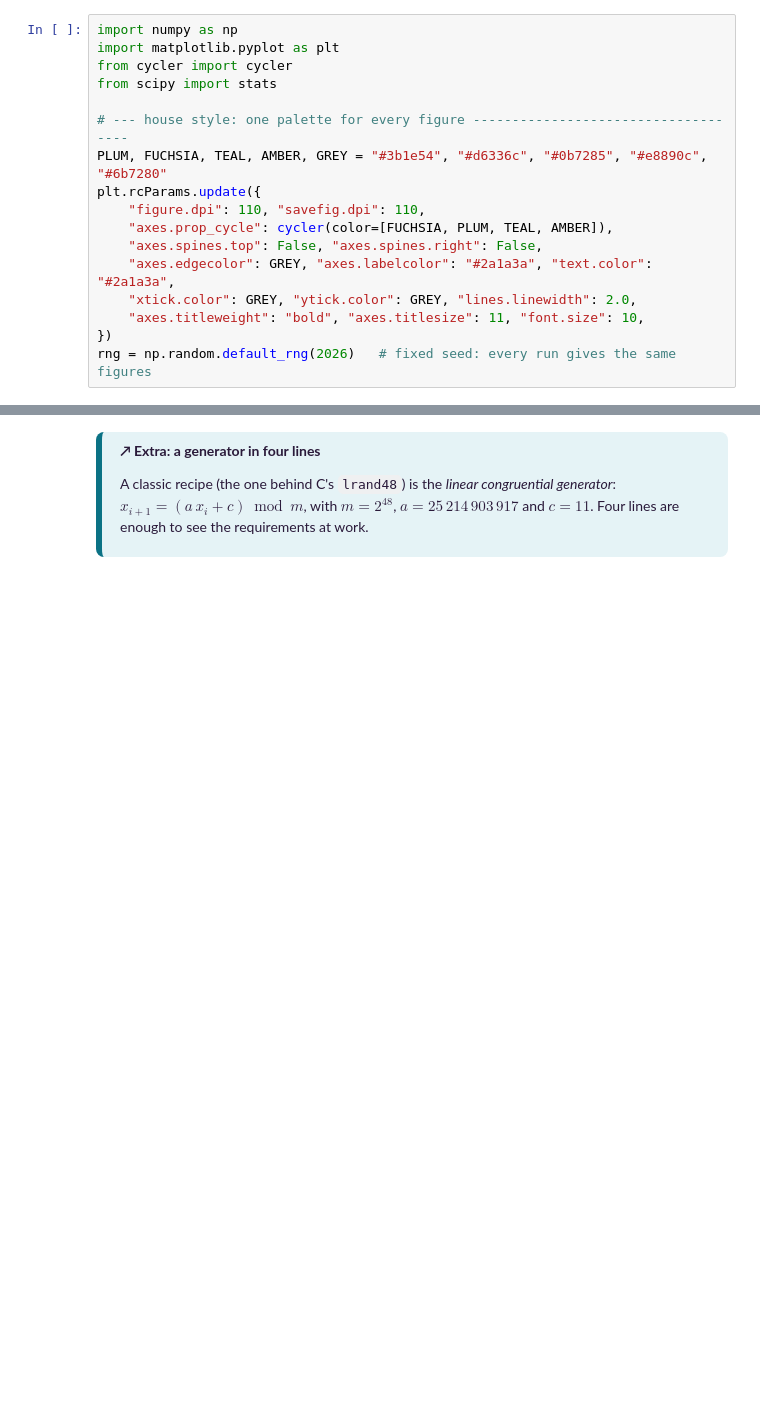
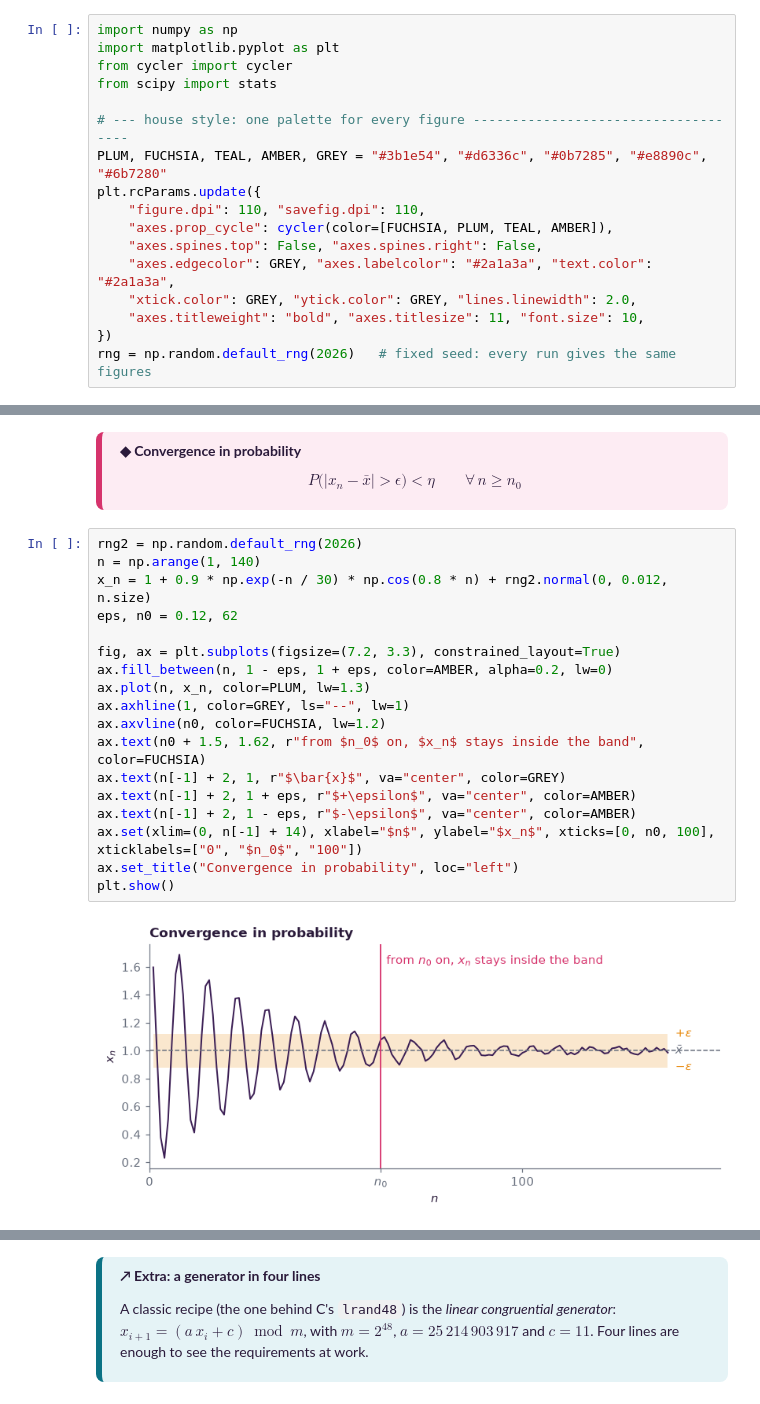
Before and after one commit to EmmaGiussani/stat2026_GSSI, a Jupyter notebook: lectures/L03_monte_carlo.ipynb, the cells around one changed output, grey strips where cells are left out. Cells and saved outputs as stored; diff of their text form; blank space fills up the shorter version.

```diff
--- a/lectures/L03_monte_carlo_information.ipynb
+++ b/lectures/L03_monte_carlo.ipynb
@@ -34,0 +43,28 @@ rng = np.random.default_rng(2026)   # fixed seed: every run gives the same figur
+# %% [markdown]
+<div style="border-left: 6px solid #d6336c; background: #fdecf3; color: #2a1a3a; padding: 8px 18px; border-radius: 8px; margin: 12px 0;">
+
+**◆ Convergence in probability**
+
+$$P\big(|x_n - \bar{x}| > \epsilon\big) < \eta \qquad \forall\, n \ge n_0$$
+
+</div>
+# %%
+rng2 = np.random.default_rng(2026)
+n = np.arange(1, 140)
+x_n = 1 + 0.9 * np.exp(-n / 30) * np.cos(0.8 * n) + rng2.normal(0, 0.012, n.size)
+eps, n0 = 0.12, 62
+
+fig, ax = plt.subplots(figsize=(7.2, 3.3), constrained_layout=True)
+ax.fill_between(n, 1 - eps, 1 + eps, color=AMBER, alpha=0.2, lw=0)
+ax.plot(n, x_n, color=PLUM, lw=1.3)
+ax.axhline(1, color=GREY, ls="--", lw=1)
+ax.axvline(n0, color=FUCHSIA, lw=1.2)
+ax.text(n0 + 1.5, 1.62, r"from $n_0$ on, $x_n$ stays inside the band", color=FUCHSIA)
+ax.text(n[-1] + 2, 1, r"$\bar{x}$", va="center", color=GREY)
+ax.text(n[-1] + 2, 1 + eps, r"$+\epsilon$", va="center", color=AMBER)
+ax.text(n[-1] + 2, 1 - eps, r"$-\epsilon$", va="center", color=AMBER)
+ax.set(xlim=(0, n[-1] + 14), xlabel="$n$", ylabel="$x_n$", xticks=[0, n0, 100], xticklabels=["0", "$n_0$", "100"])
+ax.set_title("Convergence in probability", loc="left")
+plt.show()
+# %% [output]
+[figure, added]
```
Also changed, not shown: parts of 19 cells of this notebook, 5 other files.
